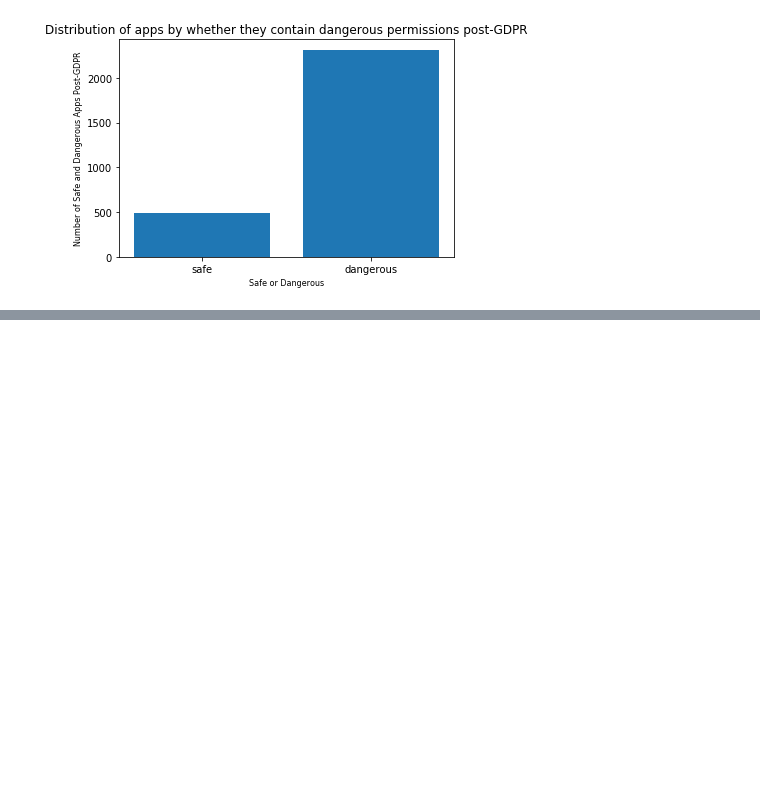
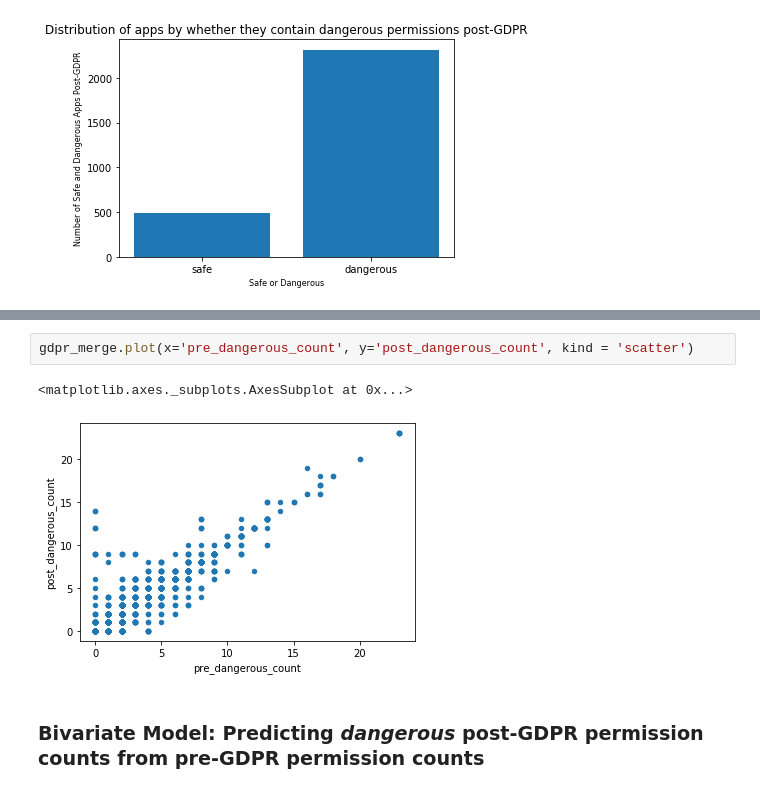
Before and after one commit to JBPelzner/w207_Final, a Jupyter notebook: gdpr_final.ipynb, the cells around one changed output, grey strips where cells are left out. Saved outputs shown, nothing was run; the diff lists cells and outputs as text; blank space fills up the shorter version.

```diff
--- a/gdpr_final.ipynb
+++ b/gdpr_final.ipynb
@@ -641,0 +867,7 @@ corr.style.background_gradient(cmap='coolwarm')
+# %%
+gdpr_merge.plot(x='pre_dangerous_count', y='post_dangerous_count', kind = 'scatter')
+# %% [output]
+<matplotlib.axes._subplots.AxesSubplot at 0x...>
+[figure, added]
+# %% [markdown]
+### Bivariate Model: Predicting *dangerous* post-GDPR permission counts from pre-GDPR permission counts
```
Also changed, not shown: parts of 49 cells of this notebook.
